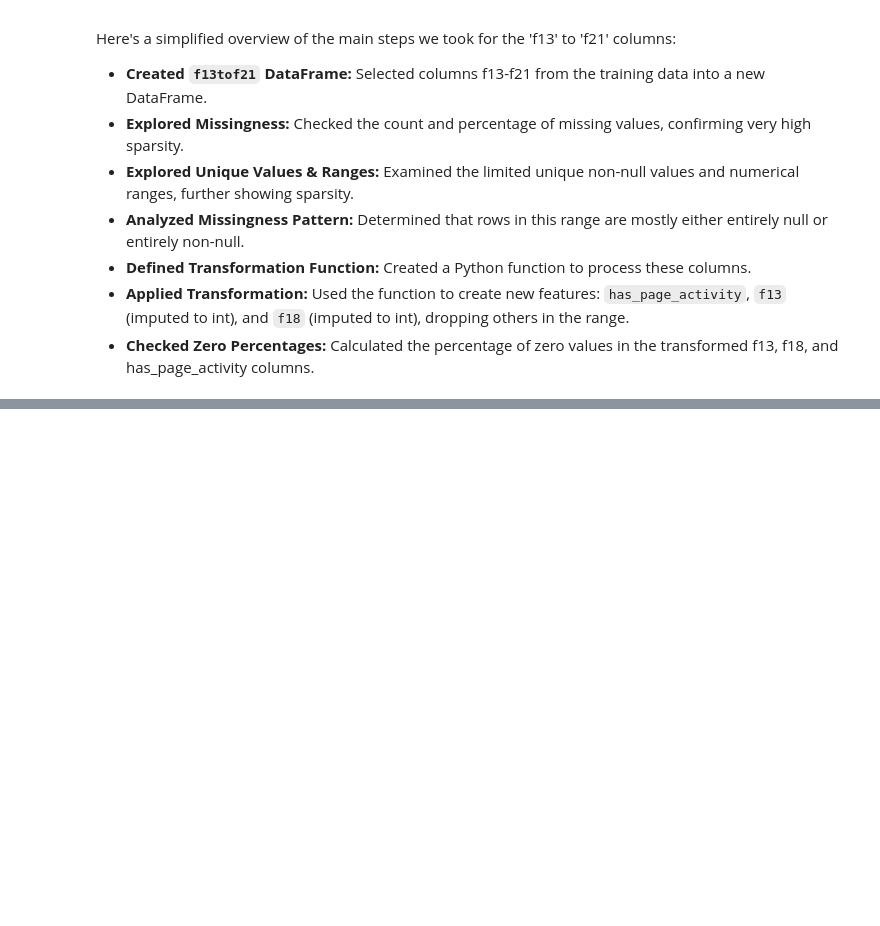
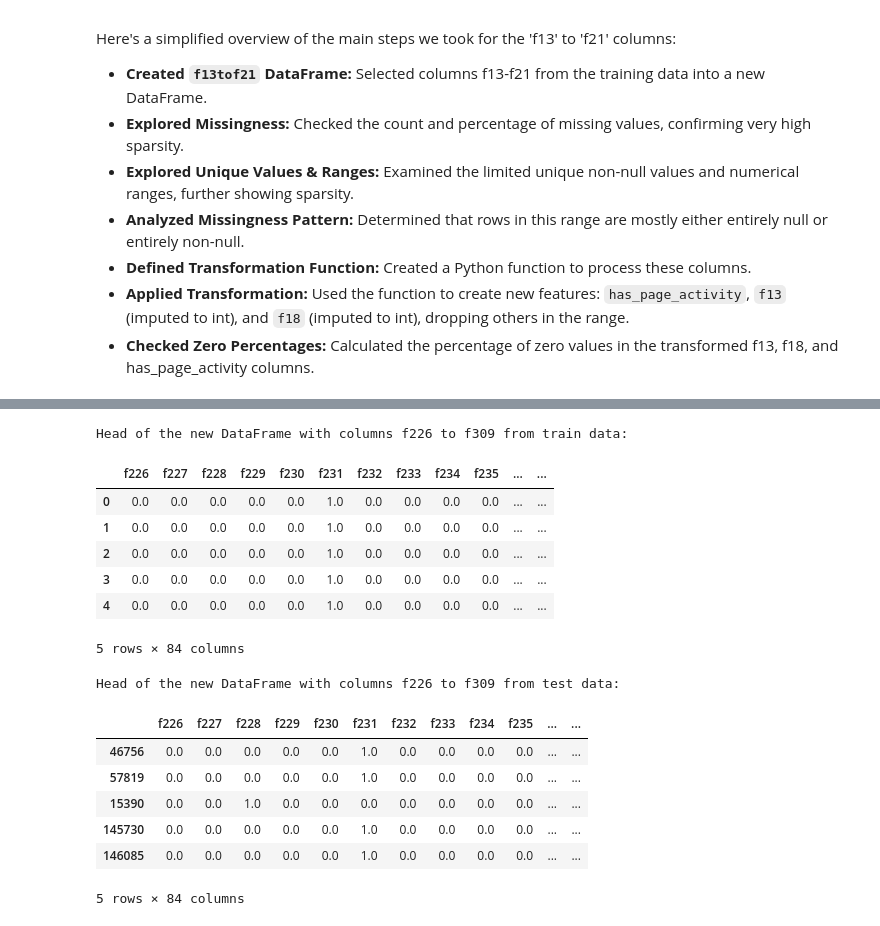
Before and after one commit to rishabh-0042/American_Express_Hackathon_25-2025, a Jupyter notebook: AMEXHackathon_2.ipynb, the cells around one changed output, grey strips where cells are left out. Saved outputs shown, nothing was run; the diff lists cells and outputs as text; code cells hidden in the pictures; blank space fills up the shorter version.

```diff
--- a/AMEXHackathon_2.ipynb
+++ b/AMEXHackathon_2.ipynb
@@ -758,0 +764,12 @@ Successfully saved the f13tof21_transformed DataFrame to /content/drive/MyDrive/
+# %%
+import pandas as pd
+
+file_path = '/content/drive/MyDrive/AMEXChallenge/test_data.parquet'
+try:
+  df = pd.read_parquet(file_path)
+  print("Successfully loaded the data.")
+  display(df.head())
+except FileNotFoundError:
+  print(f"Error: The file was not found at {file_path}")
+except Exception as e:
+  print(f"An error occurred while loading the file: {e}")
@@ -758,0 +785,12 @@ Successfully saved the f13tof21_transformed DataFrame to /content/drive/MyDrive/
+# %%
+import pandas as pd
+
+file_path_train = '/content/drive/MyDrive/AMEXChallenge/train_data.parquet'
+try:
+  df_train = pd.read_parquet(file_path_train)
+  print("Successfully loaded the training data.")
+  display(df_train.head())
+except FileNotFoundError:
+  print(f"Error: The file was not found at {file_path_train}")
+except Exception as e:
+  print(f"An error occurred while loading the file: {e}")
@@ -758,0 +806,29 @@ Successfully saved the f13tof21_transformed DataFrame to /content/drive/MyDrive/
+# %%
+# Select columns from f226 to f309 from df_train
+f226tof309_train = df_train.loc[:, 'f226':'f309']
+
+# Select columns from f226 to f309 from df
+f226tof309_test = df.loc[:, 'f226':'f309']
+
+print("Head of the new DataFrame with columns f226 to f309 from train data:")
+display(f226tof309_train.head())
+
+print("\nHead of the new DataFrame with columns f226 to f309 from test data:")
+display(f226tof309_test.head())
+# %% [output]
+Head of the new DataFrame with columns f226 to f309 from train data:
+|  | f226 | f227 | f228 | f229 | f230 | f231 | f232 | f233 | f234 | f235 | ... | ... |
+| 0 | 0.0 | 0.0 | 0.0 | 0.0 | 0.0 | 1.0 | 0.0 | 0.0 | 0.0 | 0.0 | ... | ... |
+| 1 | 0.0 | 0.0 | 0.0 | 0.0 | 0.0 | 1.0 | 0.0 | 0.0 | 0.0 | 0.0 | ... | ... |
+| 2 | 0.0 | 0.0 | 0.0 | 0.0 | 0.0 | 1.0 | 0.0 | 0.0 | 0.0 | 0.0 | ... | ... |
+| 3 | 0.0 | 0.0 | 0.0 | 0.0 | 0.0 | 1.0 | 0.0 | 0.0 | 0.0 | 0.0 | ... | ... |
+| 4 | 0.0 | 0.0 | 0.0 | 0.0 | 0.0 | 1.0 | 0.0 | 0.0 | 0.0 | 0.0 | ... | ... |
+5 rows × 84 columns
+Head of the new DataFrame with columns f226 to f309 from test data:
+|  | f226 | f227 | f228 | f229 | f230 | f231 | f232 | f233 | f234 | f235 | ... | ... |
+| 46756 | 0.0 | 0.0 | 0.0 | 0.0 | 0.0 | 1.0 | 0.0 | 0.0 | 0.0 | 0.0 | ... | ... |
+| 57819 | 0.0 | 0.0 | 0.0 | 0.0 | 0.0 | 1.0 | 0.0 | 0.0 | 0.0 | 0.0 | ... | ... |
+| 15390 | 0.0 | 0.0 | 1.0 | 0.0 | 0.0 | 0.0 | 0.0 | 0.0 | 0.0 | 0.0 | ... | ... |
+| 145730 | 0.0 | 0.0 | 0.0 | 0.0 | 0.0 | 1.0 | 0.0 | 0.0 | 0.0 | 0.0 | ... | ... |
+| 146085 | 0.0 | 0.0 | 0.0 | 0.0 | 0.0 | 1.0 | 0.0 | 0.0 | 0.0 | 0.0 | ... | ... |
+5 rows × 84 columns
```
Also changed, not shown: parts of 19 cells of this notebook.
